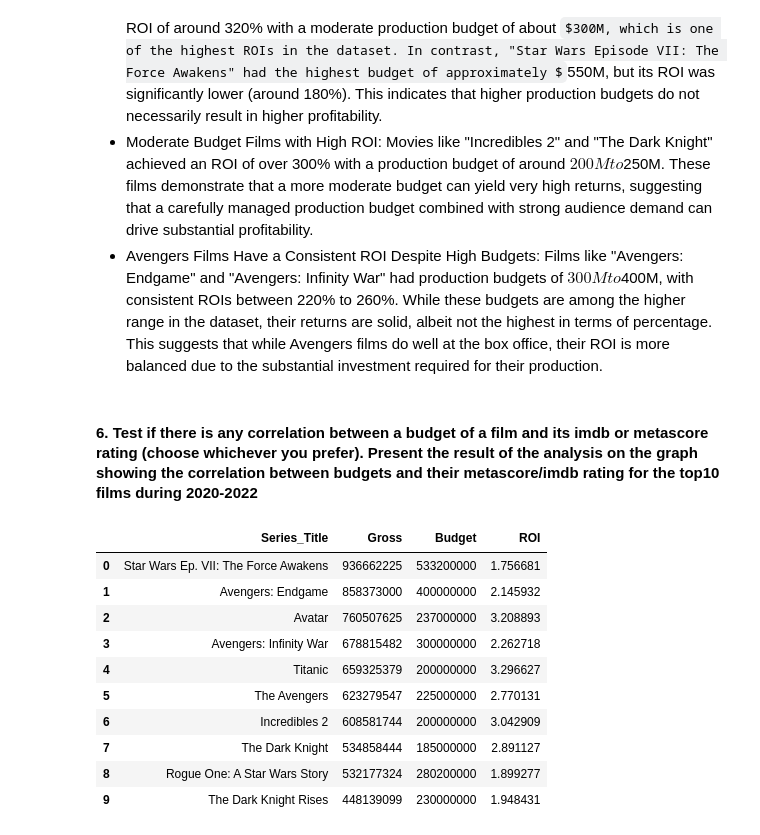
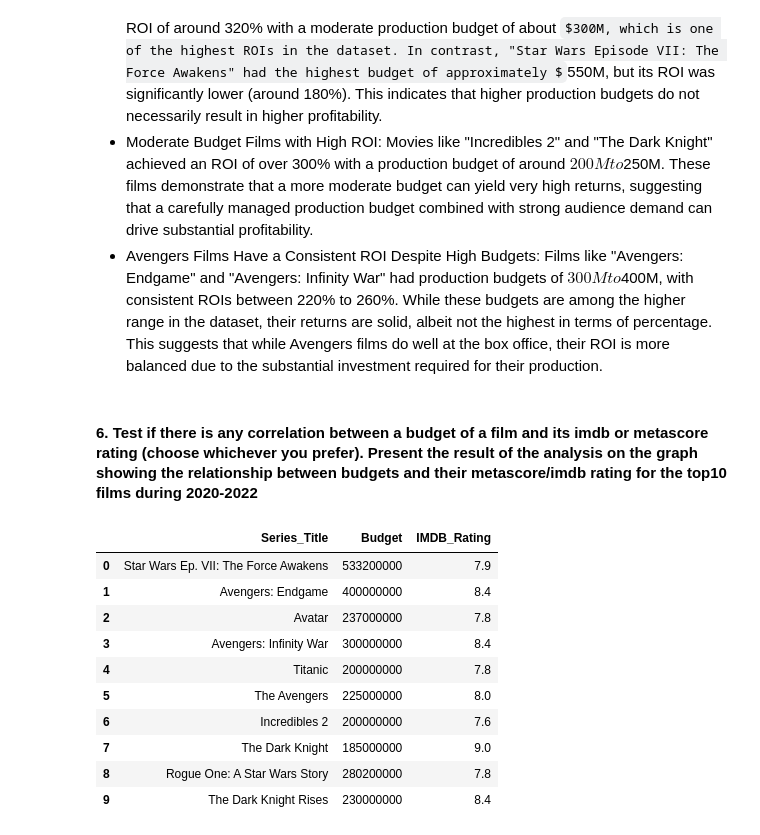
Before and after one commit to zyesnazarov/Imdb_1000_analysis, a Jupyter notebook: Imdb_1000_analysis.ipynb, the cells around one changed output. Cells and saved outputs as stored; diff of their text form; code cells hidden in the pictures; some formulas as TeX source.

```diff
--- a/Imdb_1000_analysis.ipynb
+++ b/Imdb_1000_analysis.ipynb
@@ -297,18 +297,4 @@ Movies like "Incredibles 2" and "The Dark Knight" achieved an ROI of over 300% w
 - Avengers Films Have a Consistent ROI Despite High Budgets:
 Films like "Avengers: Endgame" and "Avengers: Infinity War" had production budgets of $300M to $400M, with consistent ROIs between 220% to 260%. While these budgets are among the higher range in the dataset, their returns are solid, albeit not the highest in terms of percentage. This suggests that while Avengers films do well at the box office, their ROI is more balanced due to the substantial investment required for their production.
 # %% [markdown]
-#### 6. Test if there is any correlation between a budget of a film and its imdb or metascore rating (choose whichever you prefer). Present the result of the analysis on the graph showing the correlation between budgets and their metascore/imdb rating for the top10 films during 2020-2022
+#### 6. Test if there is any correlation between a budget of a film and its imdb or metascore rating (choose whichever you prefer). Present the result of the analysis on the graph showing the relationship between budgets and their metascore/imdb rating for the top10 films during 2020-2022
-# %%
-df_merged
-# %% [output]
-|  | Series_Title | Gross | Budget | ROI |
-| 0 | Star Wars Ep. VII: The Force Awakens | 936662225 | 533200000 | 1.756681 |
-| 1 | Avengers: Endgame | 858373000 | 400000000 | 2.145932 |
-| 2 | Avatar | 760507625 | 237000000 | 3.208893 |
-| 3 | Avengers: Infinity War | 678815482 | 300000000 | 2.262718 |
-| 4 | Titanic | 659325379 | 200000000 | 3.296627 |
-| 5 | The Avengers | 623279547 | 225000000 | 2.770131 |
-| 6 | Incredibles 2 | 608581744 | 200000000 | 3.042909 |
-| 7 | The Dark Knight | 534858444 | 185000000 | 2.891127 |
-| 8 | Rogue One: A Star Wars Story | 532177324 | 280200000 | 1.899277 |
-| 9 | The Dark Knight Rises | 448139099 | 230000000 | 1.948431 |
@@ -314,0 +305,14 @@ df_merged
+# %%
+df_rating_vs_budget
+# %% [output]
+|  | Series_Title | Budget | IMDB_Rating |
+| 0 | Star Wars Ep. VII: The Force Awakens | 533200000 | 7.9 |
+| 1 | Avengers: Endgame | 400000000 | 8.4 |
+| 2 | Avatar | 237000000 | 7.8 |
+| 3 | Avengers: Infinity War | 300000000 | 8.4 |
+| 4 | Titanic | 200000000 | 7.8 |
+| 5 | The Avengers | 225000000 | 8.0 |
+| 6 | Incredibles 2 | 200000000 | 7.6 |
+| 7 | The Dark Knight | 185000000 | 9.0 |
+| 8 | Rogue One: A Star Wars Story | 280200000 | 7.8 |
+| 9 | The Dark Knight Rises | 230000000 | 8.4 |
```
Also changed, not shown: parts of 11 cells of this notebook.
